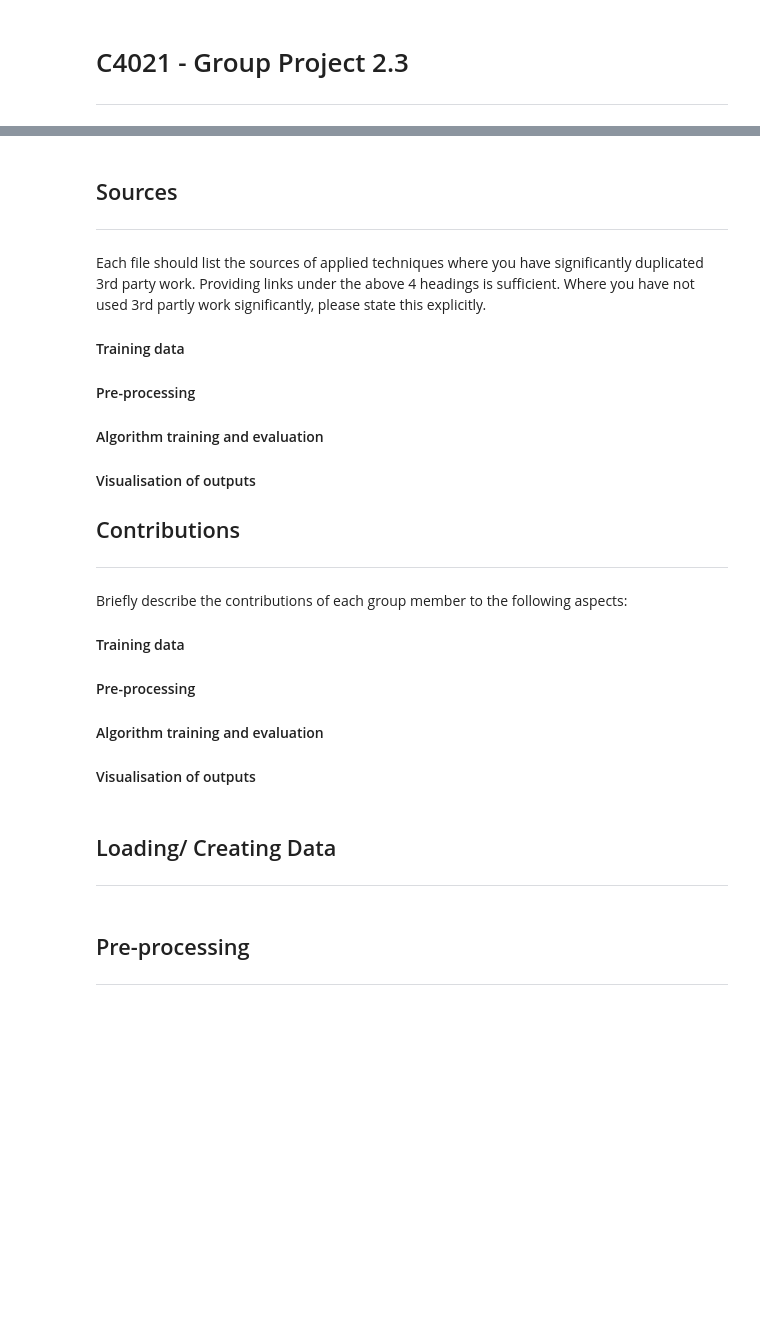
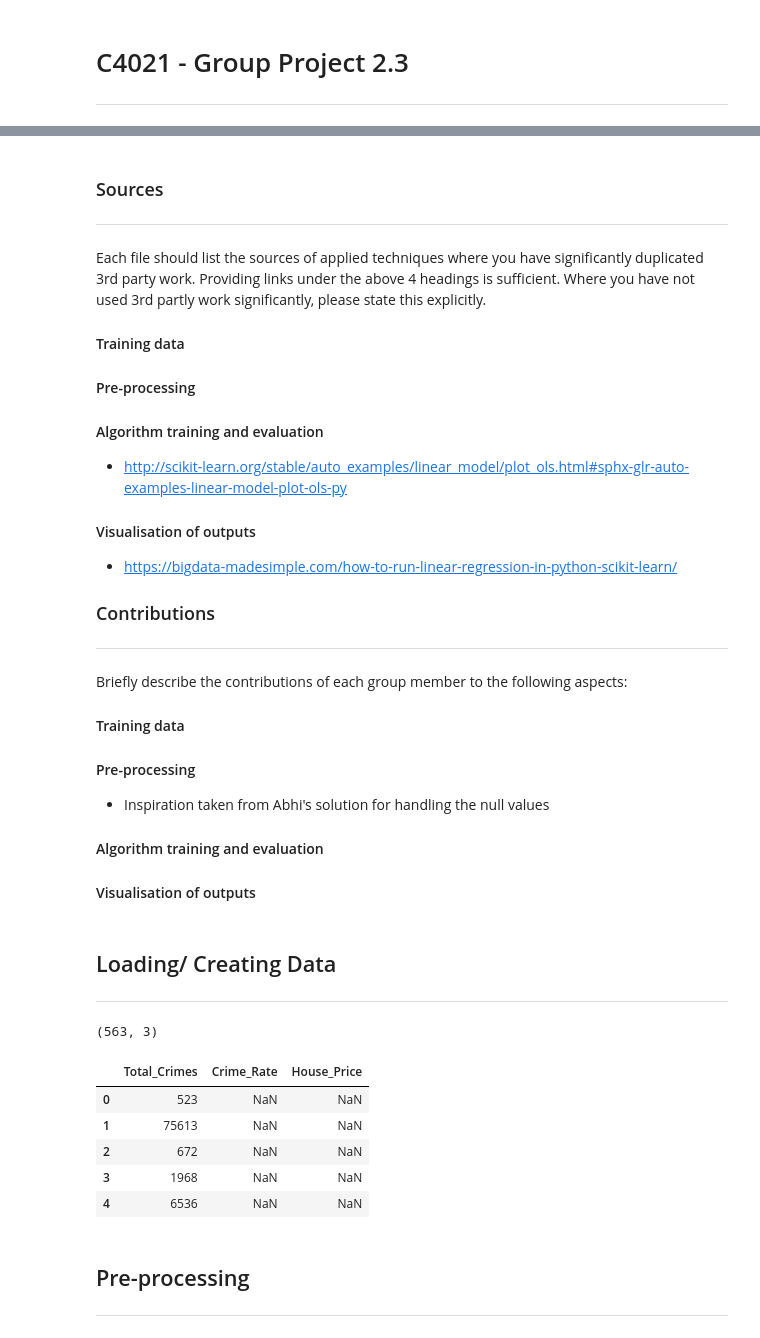
Before and after one commit to vipulpopat/MSCAI_CE4021_Project, a Jupyter notebook: Etivity_18203442.ipynb, the cells around one changed output, grey strips where cells are left out. Saved outputs shown, nothing was run; the diff lists cells and outputs as text; code cells hidden in the pictures; blank space fills up the shorter version.

```diff
--- a/Etivity_18203442.ipynb
+++ b/Etivity_18203442.ipynb
@@ -21,5 +24,5 @@ The resulting database for analysis contains 563 rows representing towns in Irel
 # %% [markdown]
-## Sources
+### Sources
 ------
 
 Each file should list the sources of applied techniques where you have significantly duplicated 3rd party work. Providing links under the above 4 headings is sufficient. Where you have not used 3rd partly work significantly, please state this explicitly.
@@ -29,11 +32,13 @@ Each file should list the sources of applied techniques where you have significa
 #### Pre-processing
 
 #### Algorithm training and evaluation
+- http://scikit-learn.org/stable/auto_examples/linear_model/plot_ols.html#sphx-glr-auto-examples-linear-model-plot-ols-py
 
 #### Visualisation of outputs
+- https://bigdata-madesimple.com/how-to-run-linear-regression-in-python-scikit-learn/
 
 
-## Contributions
+### Contributions
 ------
 
 Briefly describe the contributions of each group member to the following aspects:
@@ -41,6 +46,7 @@ Briefly describe the contributions of each group member to the following aspects
 #### Training data
 
 #### Pre-processing
+- Inspiration taken from Abhi's solution for handling the null values
 
 #### Algorithm training and evaluation
 
@@ -51,3 +63,21 @@ Briefly describe the contributions of each group member to the following aspects
+# %%
+#Load the dataset and convert to pandas data frame
+dataframe = pd.read_csv("crime_houseprice_dataset.csv")
+
+#Check dimensions
+dataframe.shape
+# %% [output]
+(563, 3)
+# %%
+#View first 5 rows
+dataframe.head(5)
+# %% [output]
+|  | Total_Crimes | Crime_Rate | House_Price |
+| 0 | 523 | NaN | NaN |
+| 1 | 75613 | NaN | NaN |
+| 2 | 672 | NaN | NaN |
+| 3 | 1968 | NaN | NaN |
+| 4 | 6536 | NaN | NaN |
 # %% [markdown]
 ## Pre-processing
 -----
```
Also changed, not shown: parts of 22 cells of this notebook, 1 other file.
